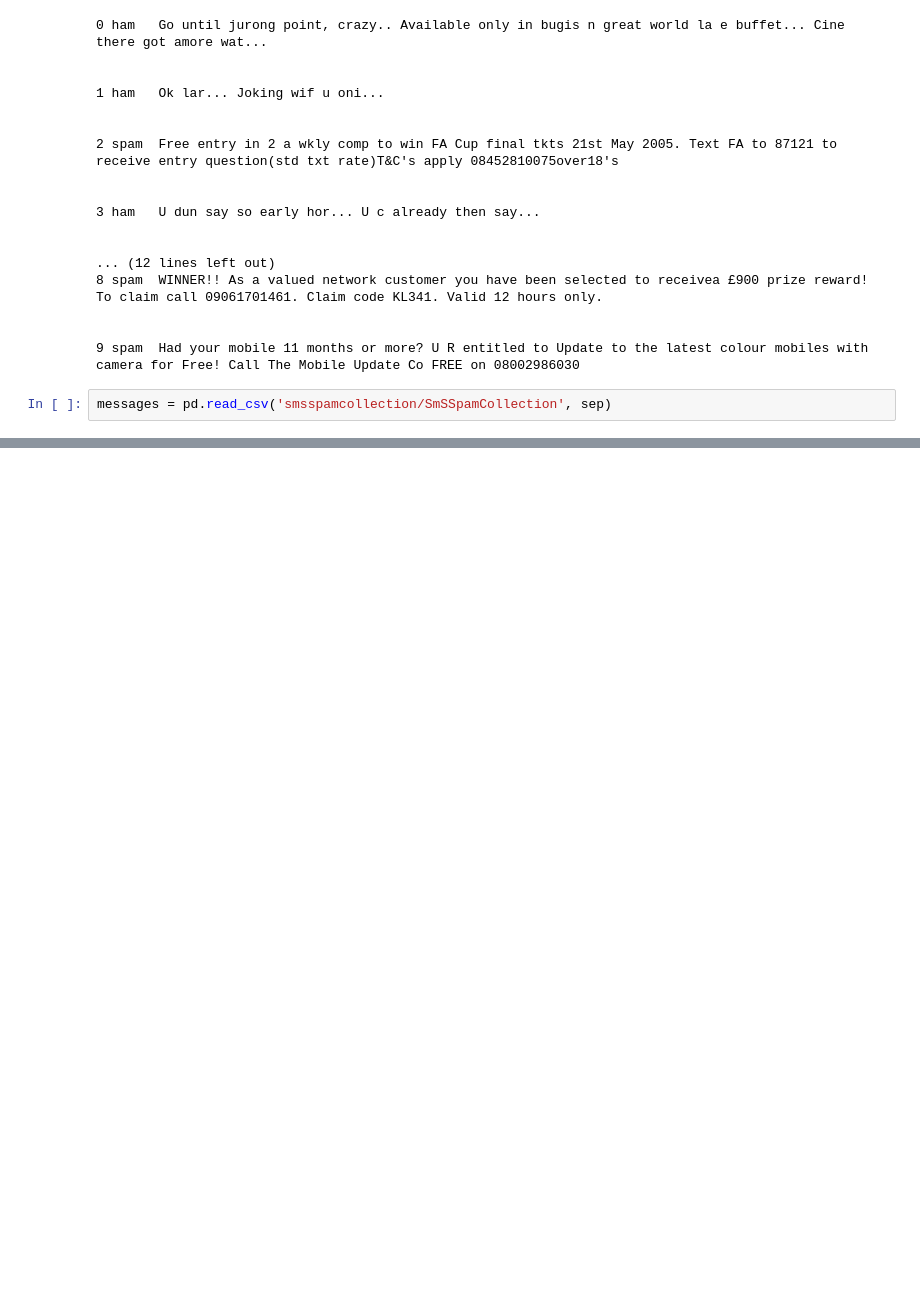
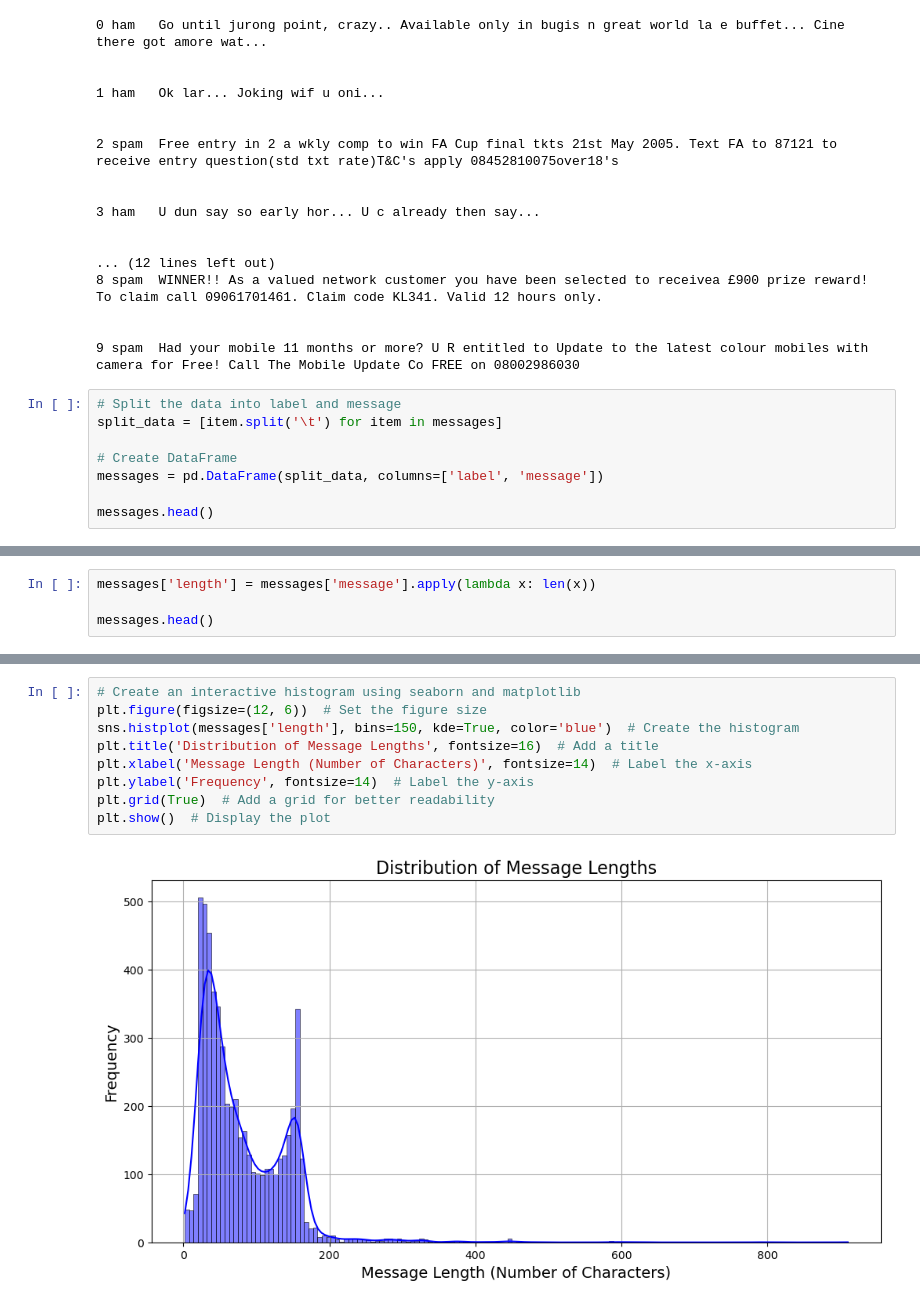
Before and after one commit to Malinda1/machine-learning_course_01, a Jupyter notebook: Natural_Langauge_processing/NLP_01.ipynb, the cells around one changed output, grey strips where cells are left out. Cells and saved outputs as stored; diff of their text form; blank space fills up the shorter version.

Commit message:
Grab a new feature as a message letters count and after create new column length

```diff
--- a/Natural_Langauge_processing/NLP_01.ipynb
+++ b/Natural_Langauge_processing/NLP_01.ipynb
@@ -81,5 +81,11 @@ for mess_no, message in enumerate(messages[:10]):
 
 
 9 spam  Had your mobile 11 months or more? U R entitled to Update to the latest colour mobiles with camera for Free! Call The Mobile Update Co FREE on 08002986030
-# %%
-messages = pd.read_csv('smsspamcollection/SmSSpamCollection', sep)
+# %%
+# Split the data into label and message
+split_data = [item.split('\t') for item in messages]
+
+# Create DataFrame
+messages = pd.DataFrame(split_data, columns=['label', 'message'])
+
+messages.head()
@@ -85,0 +115,4 @@ messages = pd.read_csv('smsspamcollection/SmSSpamCollection', sep)
+# %%
+messages['length'] = messages['message'].apply(lambda x: len(x))
+
+messages.head()
@@ -85,0 +126,11 @@ messages = pd.read_csv('smsspamcollection/SmSSpamCollection', sep)
+# %%
+# Create an interactive histogram using seaborn and matplotlib
+plt.figure(figsize=(12, 6))  # Set the figure size
+sns.histplot(messages['length'], bins=150, kde=True, color='blue')  # Create the histogram
+plt.title('Distribution of Message Lengths', fontsize=16)  # Add a title
+plt.xlabel('Message Length (Number of Characters)', fontsize=14)  # Label the x-axis
+plt.ylabel('Frequency', fontsize=14)  # Label the y-axis
+plt.grid(True)  # Add a grid for better readability
+plt.show()  # Display the plot
+# %% [output]
+[figure, added]
```
Also changed, not shown: parts of 5 cells of this notebook.
